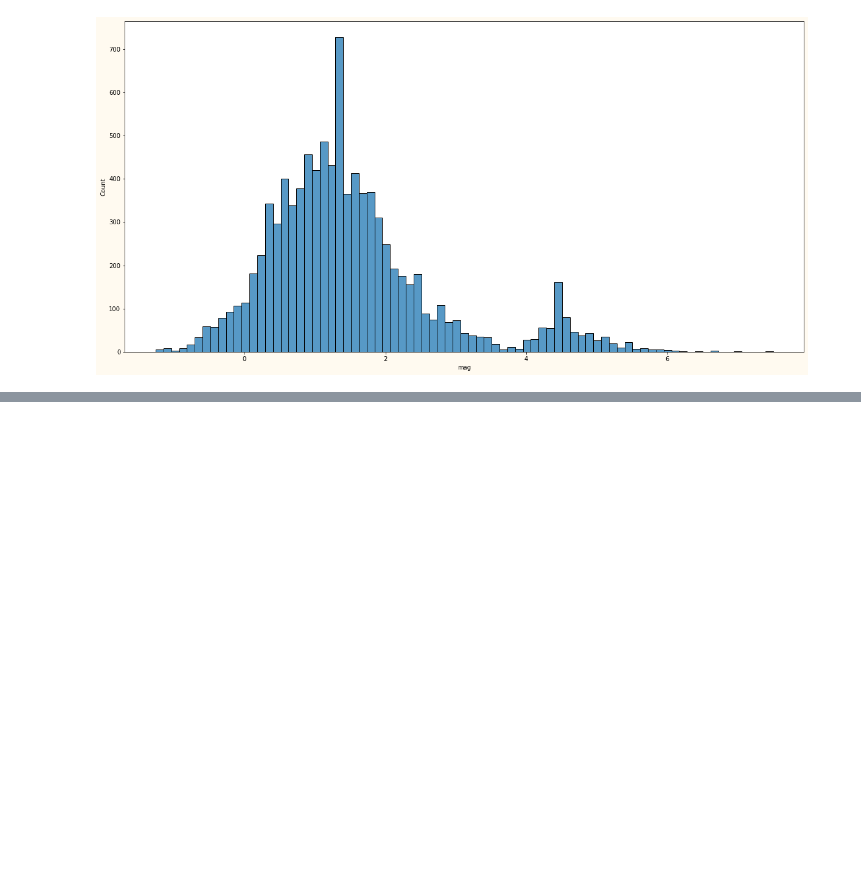
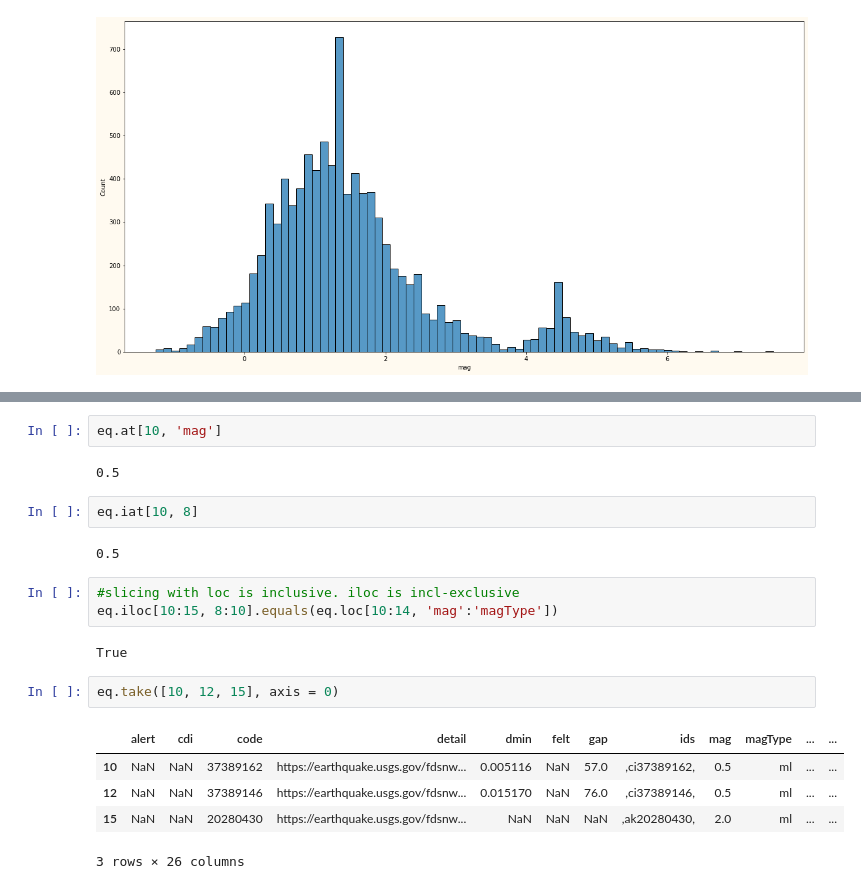
Before and after one commit to nadia-paz/ds-learning, a Jupyter notebook: earthquakes.ipynb, the cells around one changed output, grey strips where cells are left out. Saved outputs shown, nothing was run; the diff lists cells and outputs as text; blank space fills up the shorter version.

```diff
--- a/earthquakes.ipynb
+++ b/earthquakes.ipynb
@@ -104,0 +126,21 @@ sns.histplot(data=eq, x='mag');
+# %%
+eq.at[10, 'mag']
+# %% [output]
+0.5
+# %%
+eq.iat[10, 8]
+# %% [output]
+0.5
+# %%
+#slicing with loc is inclusive. iloc is incl-exclusive
+eq.iloc[10:15, 8:10].equals(eq.loc[10:14, 'mag':'magType'])
+# %% [output]
+True
+# %%
+eq.take([10, 12, 15], axis = 0)
+# %% [output]
+|  | alert | cdi | code | detail | dmin | felt | gap | ids | mag | magType | ... | ... |
+| 10 | NaN | NaN | 37389162 | https://earthquake.usgs.gov/fdsnw... | 0.005116 | NaN | 57.0 | ,ci37389162, | 0.5 | ml | ... | ... |
+| 12 | NaN | NaN | 37389146 | https://earthquake.usgs.gov/fdsnw... | 0.015170 | NaN | 76.0 | ,ci37389146, | 0.5 | ml | ... | ... |
+| 15 | NaN | NaN | 20280430 | https://earthquake.usgs.gov/fdsnw... | NaN | NaN | NaN | ,ak20280430, | 2.0 | ml | ... | ... |
+3 rows × 26 columns
```
Also changed, not shown: parts of 6 cells of this notebook.
